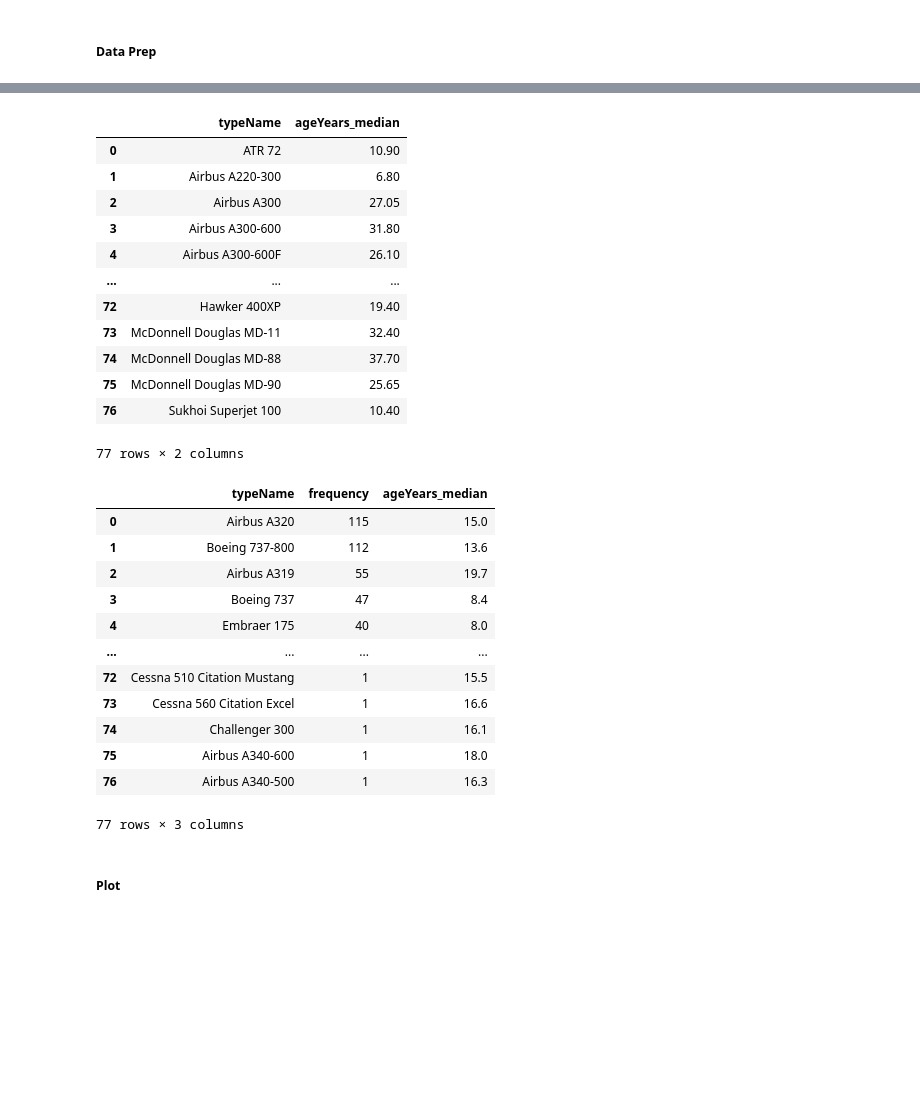
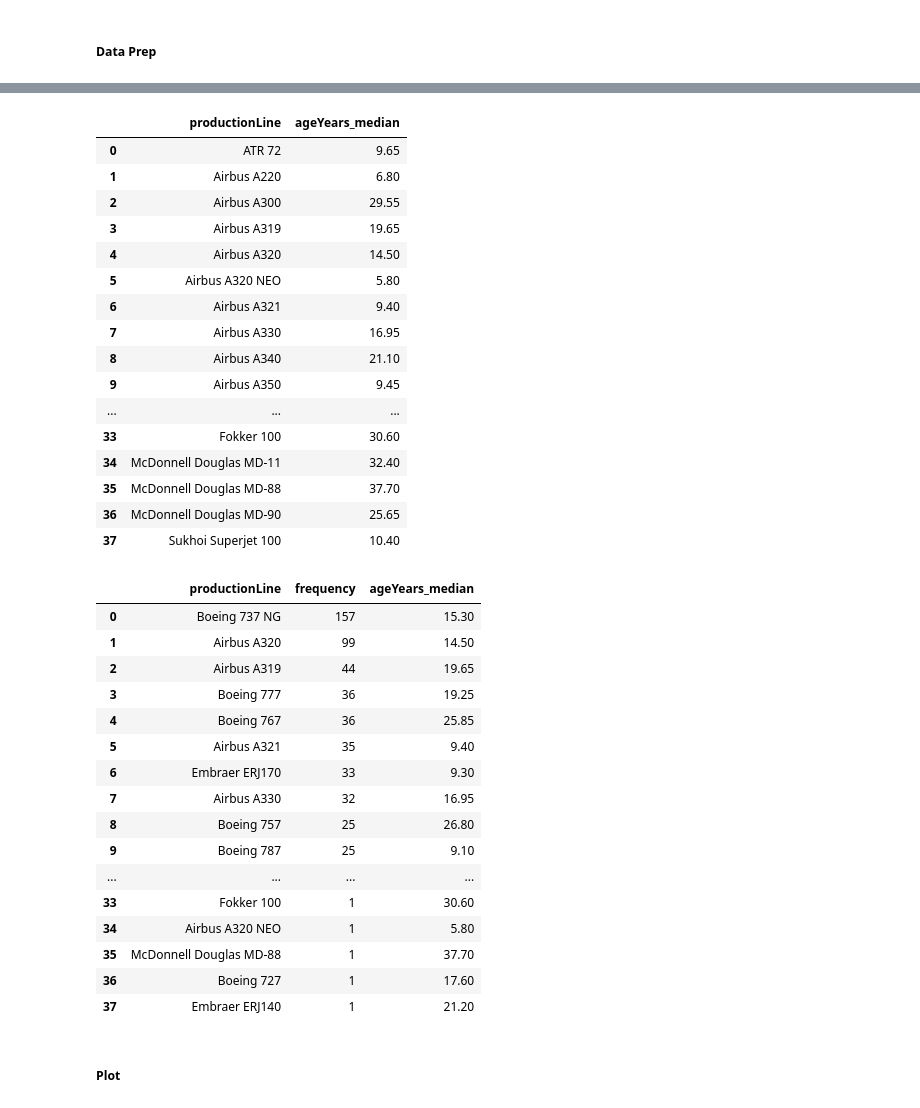
Before and after one commit to ralfreuvers/Constructor-Group-Project-Aviation, a Jupyter notebook: notebooks/ralf_processed_plotting.ipynb, the cells around one changed output, grey strips where cells are left out. Cells and saved outputs as stored; diff of their text form; code cells hidden in the pictures; blank space fills up the shorter version.

```diff
--- a/notebooks/ralf_processed_plotting.ipynb
+++ b/notebooks/ralf_processed_plotting.ipynb
@@ -6,7 +6,7 @@ import plotly.graph_objects as go
 import plotly.express as px
 import numpy as np
 # %%
-df = pd.read_csv('../data/processed/squawk7700_processed.csv')
+df = pd.read_csv('../data/processed/squawk7700_processed_final_v2.csv')
 df.info()
 # %% [output]
 <class 'pandas.core.frame.DataFrame'>
@@ -82,6 +80,6 @@ fig.update_layout(
 # %% [markdown]
 ##### Data prep
 # %%
-type_name_frequency = df.groupby('typeName').flight_id.count().sort_values(ascending=False)
+type_name_frequency = df.groupby('productionLine').flight_id.count().sort_values(ascending=False)
 type_name_frequency.index
 # %% [output]
@@ -154,40 +151,48 @@ type_name_frequency_df
 # %%
-median_age = df.groupby('typeName').ageYears.median()
+median_age = df.groupby('productionLine').ageYears.median()
 median_age.dropna(inplace=True)
 median_age_df = median_age.reset_index()
 median_age_df.rename(columns={'ageYears':'ageYears_median'}, inplace=True)
 median_age_df
 # %% [output]
-|  | typeName | ageYears_median |
-| 0 | ATR 72 | 10.90 |
-| 1 | Airbus A220-300 | 6.80 |
-| 2 | Airbus A300 | 27.05 |
-| 3 | Airbus A300-600 | 31.80 |
-| 4 | Airbus A300-600F | 26.10 |
+|  | productionLine | ageYears_median |
+| 0 | ATR 72 | 9.65 |
+| 1 | Airbus A220 | 6.80 |
+| 2 | Airbus A300 | 29.55 |
+| 3 | Airbus A319 | 19.65 |
+| 4 | Airbus A320 | 14.50 |
+| 5 | Airbus A320 NEO | 5.80 |
+| 6 | Airbus A321 | 9.40 |
+| 7 | Airbus A330 | 16.95 |
+| 8 | Airbus A340 | 21.10 |
+| 9 | Airbus A350 | 9.45 |
 | ... | ... | ... |
-| 72 | Hawker 400XP | 19.40 |
-| 73 | McDonnell Douglas MD-11 | 32.40 |
-| 74 | McDonnell Douglas MD-88 | 37.70 |
-| 75 | McDonnell Douglas MD-90 | 25.65 |
-| 76 | Sukhoi Superjet 100 | 10.40 |
+| 33 | Fokker 100 | 30.60 |
+| 34 | McDonnell Douglas MD-11 | 32.40 |
+| 35 | McDonnell Douglas MD-88 | 37.70 |
+| 36 | McDonnell Douglas MD-90 | 25.65 |
+| 37 | Sukhoi Superjet 100 | 10.40 |
-77 rows × 2 columns
 # %%
-freq_medianage_merged = type_name_frequency_df.merge(median_age_df, on='typeName')
+freq_medianage_merged = type_name_frequency_df.merge(median_age_df, on='productionLine')
 freq_medianage_merged
 # %% [output]
-|  | typeName | frequency | ageYears_median |
-| 0 | Airbus A320 | 115 | 15.0 |
-| 1 | Boeing 737-800 | 112 | 13.6 |
-| 2 | Airbus A319 | 55 | 19.7 |
-| 3 | Boeing 737 | 47 | 8.4 |
-| 4 | Embraer 175 | 40 | 8.0 |
+|  | productionLine | frequency | ageYears_median |
+| 0 | Boeing 737 NG | 157 | 15.30 |
+| 1 | Airbus A320 | 99 | 14.50 |
+| 2 | Airbus A319 | 44 | 19.65 |
+| 3 | Boeing 777 | 36 | 19.25 |
+| 4 | Boeing 767 | 36 | 25.85 |
+| 5 | Airbus A321 | 35 | 9.40 |
+| 6 | Embraer ERJ170 | 33 | 9.30 |
+| 7 | Airbus A330 | 32 | 16.95 |
+| 8 | Boeing 757 | 25 | 26.80 |
+| 9 | Boeing 787 | 25 | 9.10 |
 | ... | ... | ... | ... |
-| 72 | Cessna 510 Citation Mustang | 1 | 15.5 |
-| 73 | Cessna 560 Citation Excel | 1 | 16.6 |
-| 74 | Challenger 300 | 1 | 16.1 |
-| 75 | Airbus A340-600 | 1 | 18.0 |
-| 76 | Airbus A340-500 | 1 | 16.3 |
+| 33 | Fokker 100 | 1 | 30.60 |
+| 34 | Airbus A320 NEO | 1 | 5.80 |
+| 35 | McDonnell Douglas MD-88 | 1 | 37.70 |
+| 36 | Boeing 727 | 1 | 17.60 |
+| 37 | Embraer ERJ140 | 1 | 21.20 |
-77 rows × 3 columns
 # %% [markdown]
 ##### Plot
 # %%
```
Also changed, not shown: parts of 12 cells of this notebook, 1 other file.
